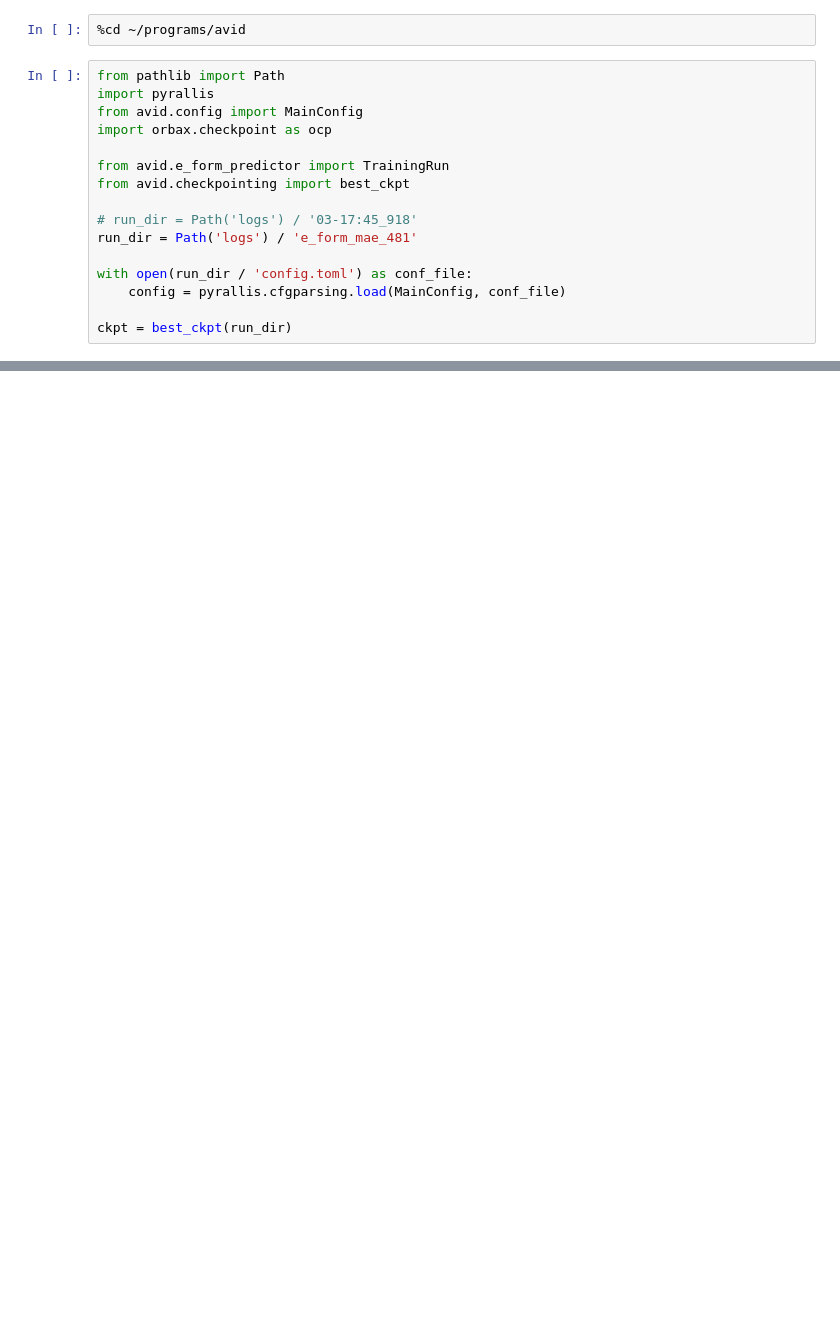
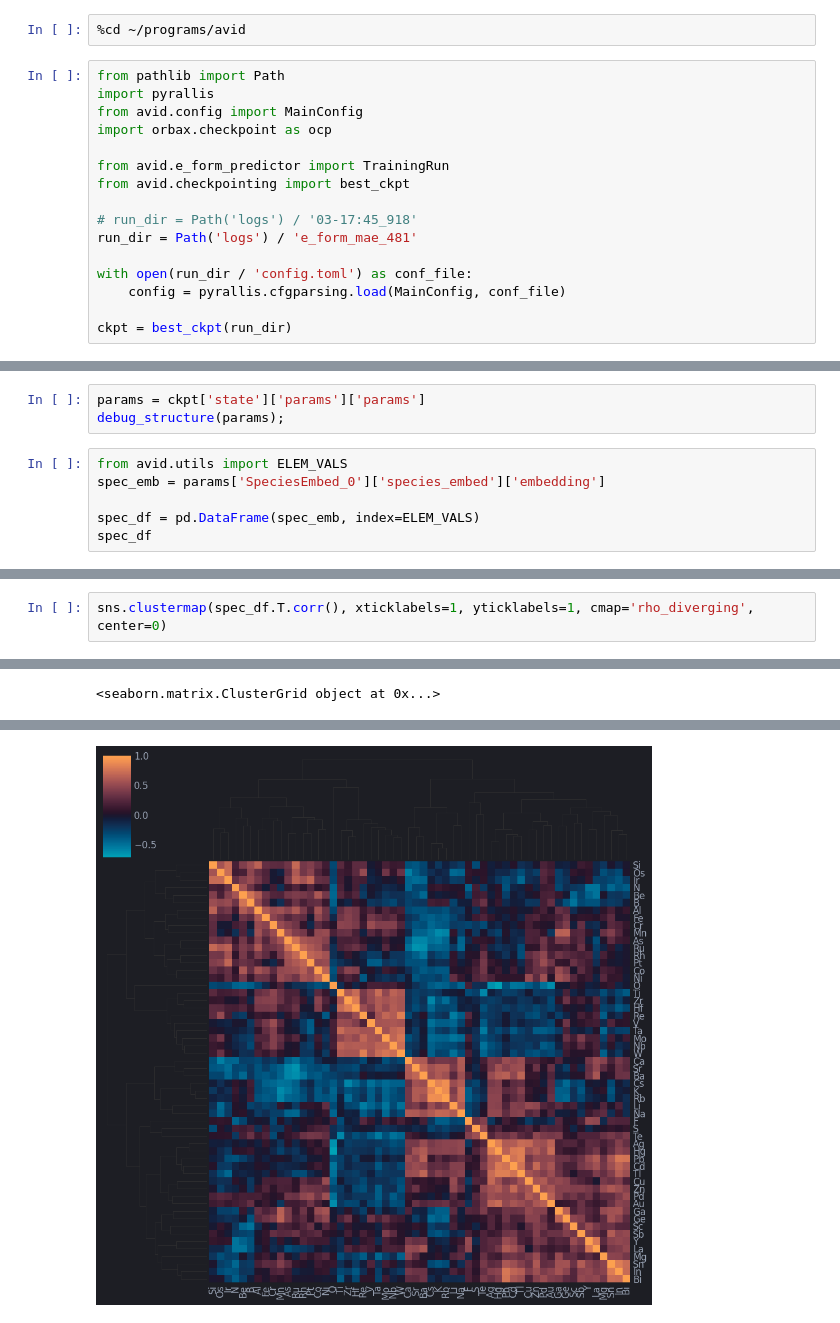
Before and after one commit to nicholas-miklaucic/avid, a Jupyter notebook: notebooks/embedding-visual.ipynb, the cells around one changed output, grey strips where cells are left out. Cells and saved outputs as stored; diff of their text form; blank space fills up the shorter version.

```diff
--- a/notebooks/embedding-visual.ipynb
+++ b/notebooks/embedding-visual.ipynb
@@ -36,0 +37,9 @@ debug_structure(ckpt);
+# %%
+params = ckpt['state']['params']['params']
+debug_structure(params);
+# %%
+from avid.utils import ELEM_VALS
+spec_emb = params['SpeciesEmbed_0']['species_embed']['embedding']
+
+spec_df = pd.DataFrame(spec_emb, index=ELEM_VALS)
+spec_df
@@ -36,0 +66,3 @@ debug_structure(ckpt);
+# %%
+sns.clustermap(spec_df.T.corr(), xticklabels=1, yticklabels=1, cmap='rho_diverging', center=0)
+# %% [output]
@@ -36,0 +70 @@ debug_structure(ckpt);
+<seaborn.matrix.ClusterGrid object at 0x...>
@@ -36,0 +72 @@ debug_structure(ckpt);
+[figure, added]
```
Also changed, not shown: parts of 5 cells of this notebook, 19 other files.
